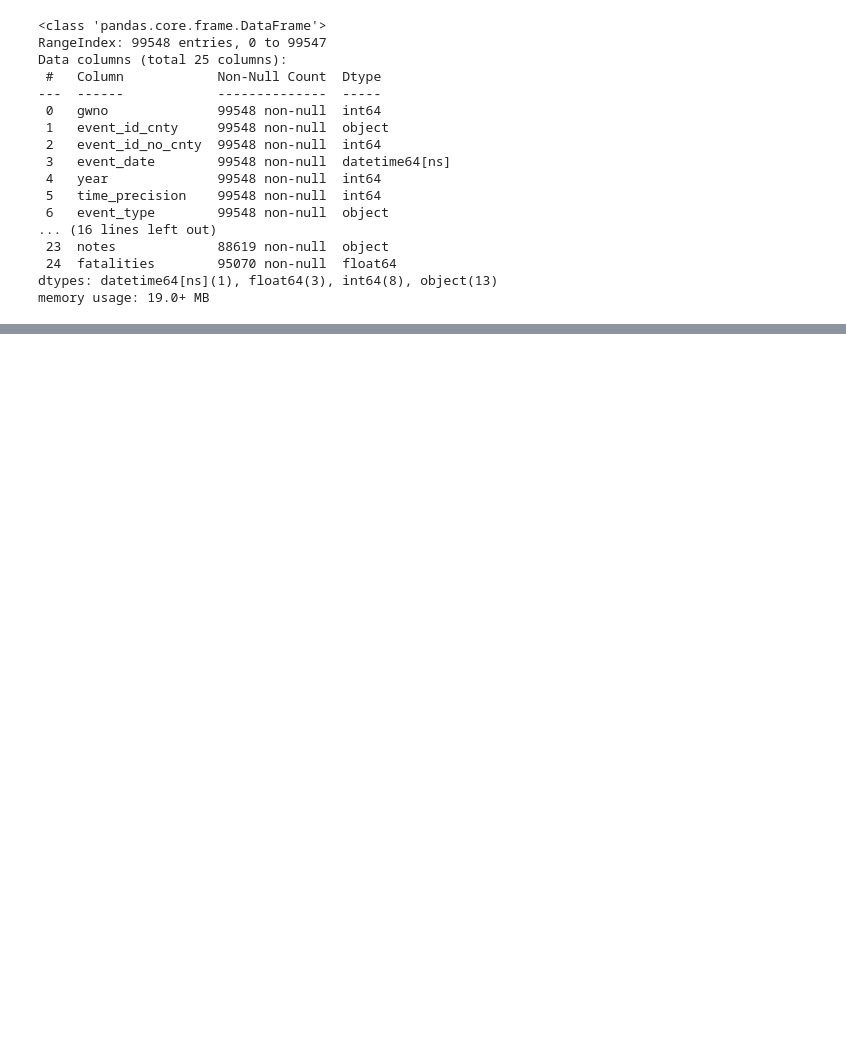
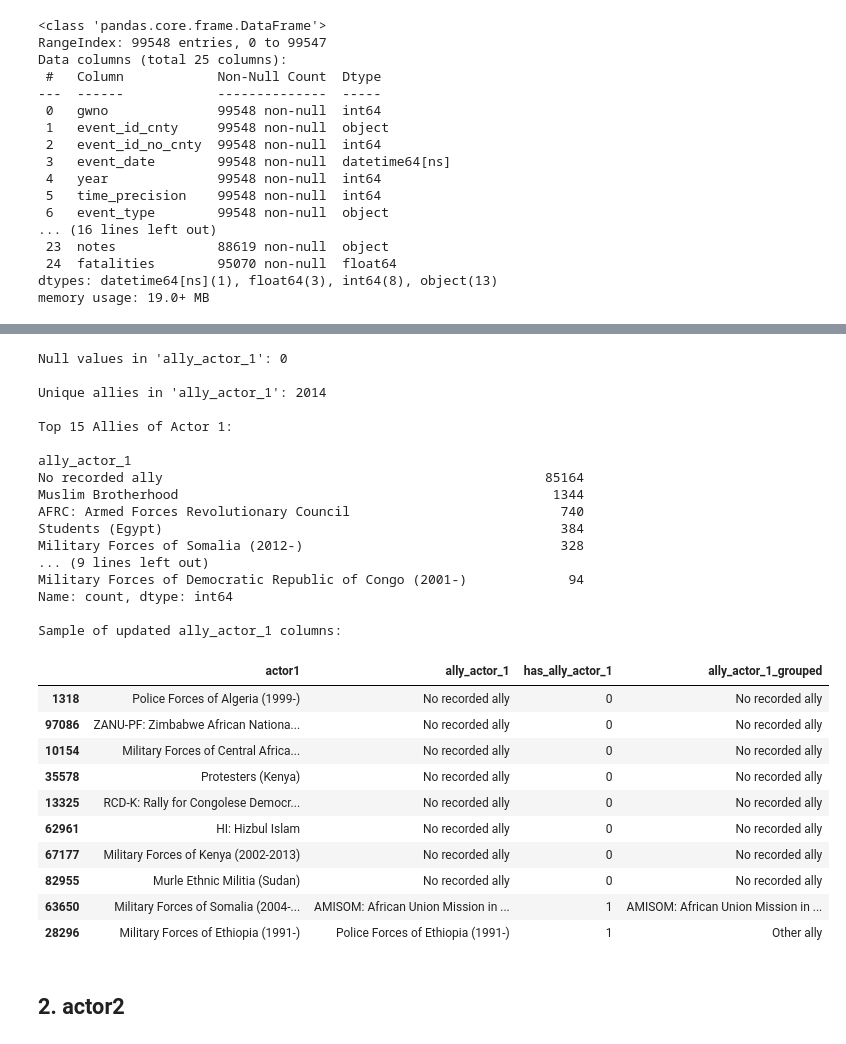
Before and after one commit to Vain-Guy/Mapping-Africa-s-Conflict-Relationships, a Jupyter notebook: conflict.ipynb, the cells around one changed output, grey strips where cells are left out. Saved outputs shown, nothing was run; the diff lists cells and outputs as text; code cells hidden in the pictures; blank space fills up the shorter version.

Commit message:
Handling Missingness in data 1

```diff
--- a/conflict.ipynb
+++ b/conflict.ipynb
@@ -250,0 +311,15 @@ dtype: int64
+# %%
+# Strip whitespace to ensure accurate counting
+conflict_df['ally_actor_1'] = conflict_df['ally_actor_1'].str.strip()
+
+# Check for nulls
+null_count = conflict_df['ally_actor_1'].isna().sum()
+print(f"Null values in 'ally_actor_1': {null_count}")
+
+# Count unique non-null values
+unique_count = conflict_df['ally_actor_1'].nunique(dropna = True)
+print(f"Unique (non-null) allies in 'ally_actor_1': {unique_count}")
+
+# Show top 15 most common allies (cleaned)
+print("\nTop 20 Recorded Allies of Actor 1:\n")
+print(conflict_df['ally_actor_1'].value_counts(dropna = False).head(20))
@@ -250,0 +379,62 @@ dtype: int64
+# %%
+# Fill missing values with a clear label to preserve data structure
+conflict_df['ally_actor_1'] = conflict_df['ally_actor_1'].fillna('No recorded ally')
+
+# Strip any leading/trailing whitespace to avoid duplicate-looking values
+conflict_df['ally_actor_1'] = conflict_df['ally_actor_1'].str.strip()
+
+# Flag whether a recorded ally is present (1) or not (0)
+conflict_df['has_ally_actor_1'] = (conflict_df['ally_actor_1'] != 'No recorded ally').astype(int)
+
+# Group the top 20 most frequent allies and bucket the rest into 'Other ally'
+top_allies1 = conflict_df['ally_actor_1'].value_counts().head(20).index
+conflict_df['ally_actor_1_grouped'] = conflict_df['ally_actor_1'].apply(
+    lambda x: x if x in top_allies1 or x == 'No recorded ally' else 'Other ally'
+)
+
+# Preview
+
+# Check for any remaining nulls
+print("Null values in 'ally_actor_1':", conflict_df['ally_actor_1'].isna().sum())
+
+# Display total number of unique ally labels
+print("\nUnique allies in 'ally_actor_1':", conflict_df['ally_actor_1'].nunique())
+
+# Show top 15 most common allies
+print("\nTop 20 Allies of Actor 1:\n")
+print(conflict_df['ally_actor_1'].value_counts().head(20))
+
+# Show sample rows with relevant columns for verification
+print("\nSample of updated ally_actor_1 columns:\n")
+conflict_df[['actor1', 'ally_actor_1', 'has_ally_actor_1', 'ally_actor_1_grouped']].sample(10, random_state = 42)
+# %% [output]
+Null values in 'ally_actor_1': 0
+
+Unique allies in 'ally_actor_1': 2014
+
+Top 15 Allies of Actor 1:
+
+ally_actor_1
+No recorded ally                                                 85164
+Muslim Brotherhood                                                1344
+AFRC: Armed Forces Revolutionary Council                           740
+Students (Egypt)                                                   384
+Military Forces of Somalia (2012-)                                 328
+... (9 lines left out)
+Military Forces of Democratic Republic of Congo (2001-)             94
+Name: count, dtype: int64
+
+Sample of updated ally_actor_1 columns:
+|  | actor1 | ally_actor_1 | has_ally_actor_1 | ally_actor_1_grouped |
+| 1318 | Police Forces of Algeria (1999-) | No recorded ally | 0 | No recorded ally |
+| 97086 | ZANU-PF: Zimbabwe African Nationa... | No recorded ally | 0 | No recorded ally |
+| 10154 | Military Forces of Central Africa... | No recorded ally | 0 | No recorded ally |
+| 35578 | Protesters (Kenya) | No recorded ally | 0 | No recorded ally |
+| 13325 | RCD-K: Rally for Congolese Democr... | No recorded ally | 0 | No recorded ally |
+| 62961 | HI: Hizbul Islam | No recorded ally | 0 | No recorded ally |
+| 67177 | Military Forces of Kenya (2002-2013) | No recorded ally | 0 | No recorded ally |
+| 82955 | Murle Ethnic Militia (Sudan) | No recorded ally | 0 | No recorded ally |
+| 63650 | Military Forces of Somalia (2004-... | AMISOM: African Union Mission in ... | 1 | AMISOM: African Union Mission in ... |
+| 28296 | Military Forces of Ethiopia (1991-) | Police Forces of Ethiopia (1991-) | 1 | Other ally |
+# %% [markdown]
+## 2. actor2
```
Also changed, not shown: parts of 19 cells of this notebook.
